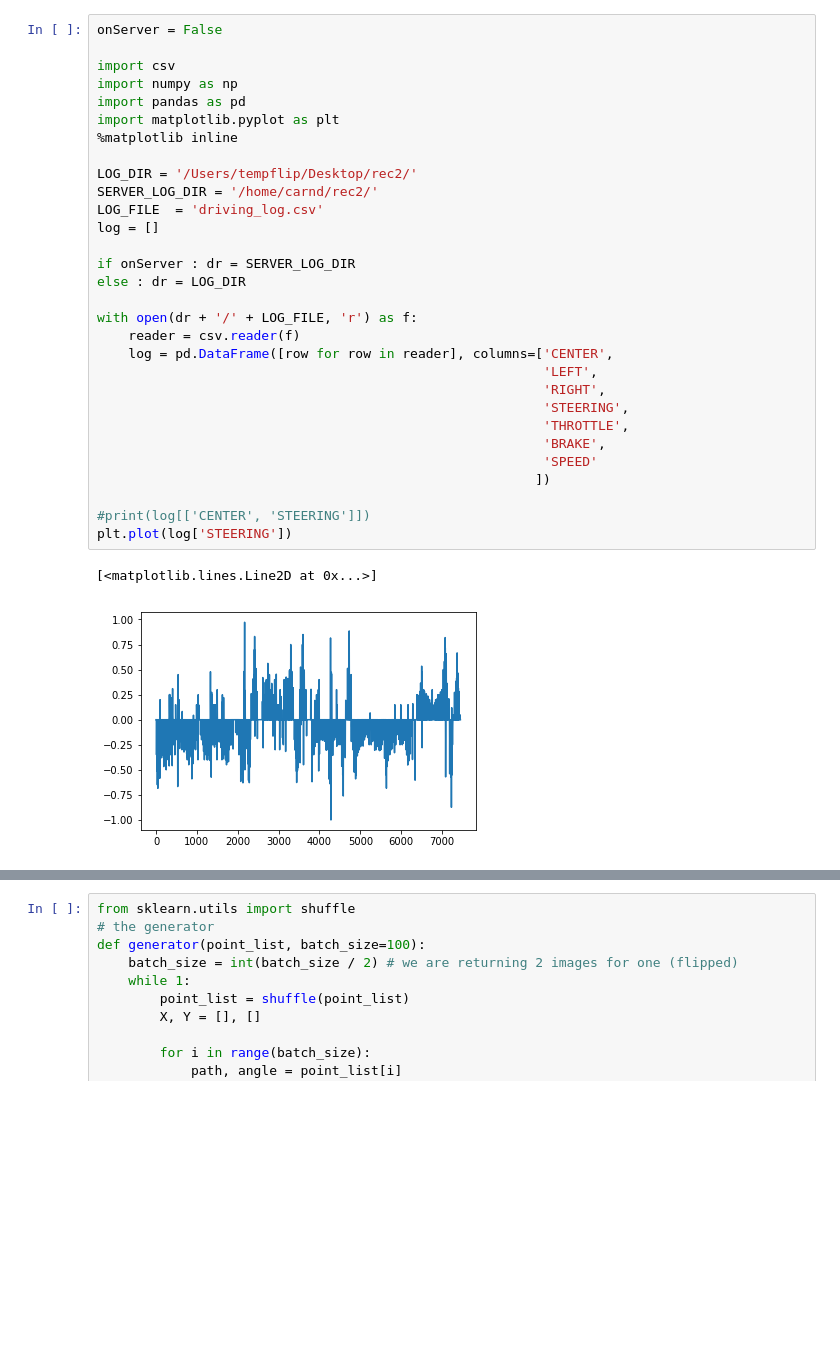
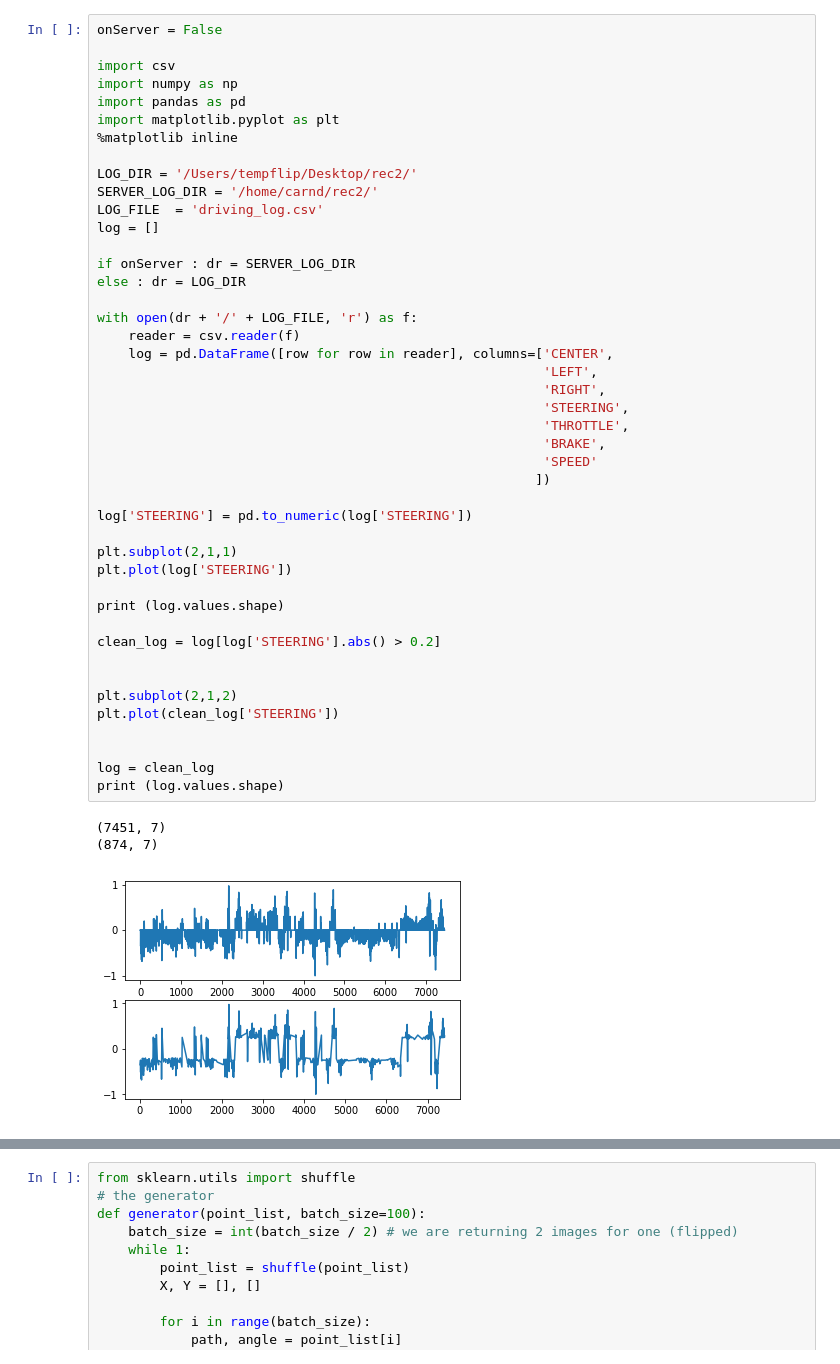
Before and after one commit to tempflip/CarND-Behavioral-Cloning-P3, a Jupyter notebook: generate_model.py.ipynb, the cells around one changed output, grey strips where cells are left out. Saved outputs shown, nothing was run; the diff lists cells and outputs as text; blank space fills up the shorter version.

```diff
--- a/generate_model.py.ipynb
+++ b/generate_model.py.ipynb
@@ -1,36 +1,51 @@
 # %%
 onServer = False
 
 import csv
 import numpy as np
 import pandas as pd
 import matplotlib.pyplot as plt
 %matplotlib inline
 
 LOG_DIR = '/Users/tempflip/Desktop/rec2/'
 SERVER_LOG_DIR = '/home/carnd/rec2/'
 LOG_FILE  = 'driving_log.csv'
 log = []
 
 if onServer : dr = SERVER_LOG_DIR
 else : dr = LOG_DIR
 
 with open(dr + '/' + LOG_FILE, 'r') as f:
     reader = csv.reader(f)
     log = pd.DataFrame([row for row in reader], columns=['CENTER',
                                                          'LEFT',
                                                          'RIGHT',
                                                          'STEERING',
                                                          'THROTTLE',
                                                          'BRAKE',
                                                          'SPEED'
                                                         ])
 
-#print(log[['CENTER', 'STEERING']])
+log['STEERING'] = pd.to_numeric(log['STEERING'])
+
+plt.subplot(2,1,1)
 plt.plot(log['STEERING'])
+
+print (log.values.shape)
+
+clean_log = log[log['STEERING'].abs() > 0.2]
+
+
+plt.subplot(2,1,2)
+plt.plot(clean_log['STEERING'])
+
+
+log = clean_log
+print (log.values.shape)
 # %% [output]
-[<matplotlib.lines.Line2D at 0x...>]
+(7451, 7)
+(874, 7)
-[figure, old version]
+[figure, new version]
 # %%
 from scipy import misc
 im_list = []
```
Also changed, not shown: parts of 5 cells of this notebook.
